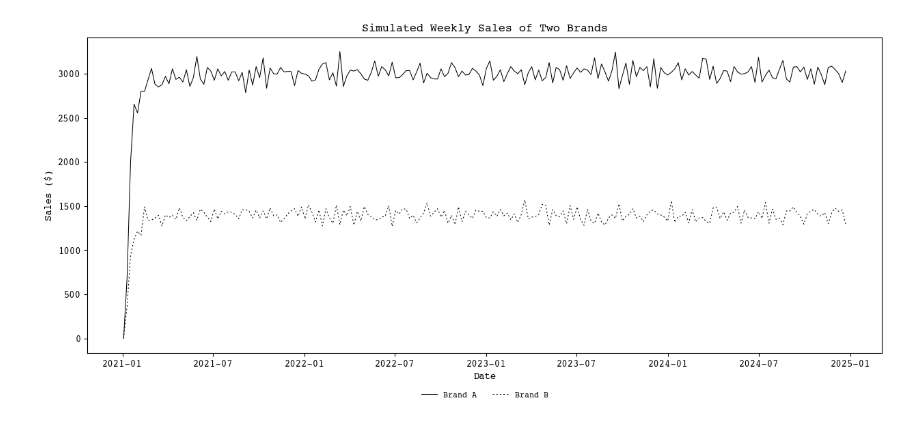
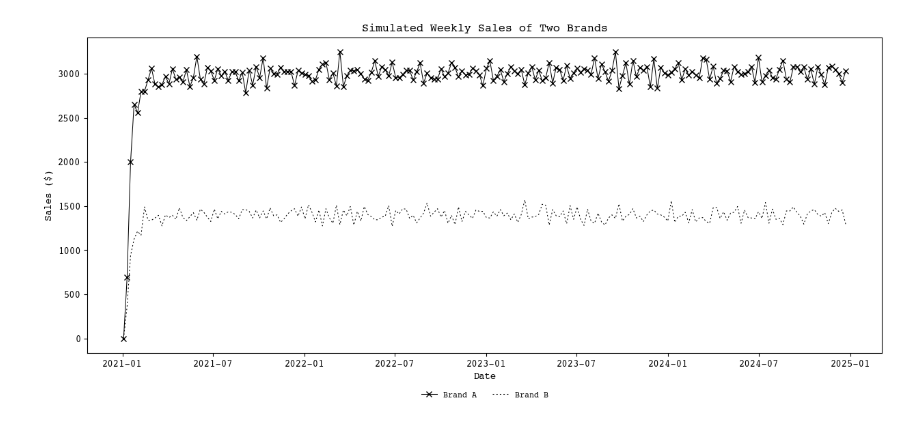
Before and after one commit to mcfitzgerald/consumer-abm, a Jupyter notebook: new_flow.ipynb, the cells around one changed output. Drawn from its saved outputs; the diff is of its cells as text; code cells hidden in the pictures.

```diff
--- a/new_flow.ipynb
+++ b/new_flow.ipynb
@@ -30,18 +30,18 @@ data_A = ppr.ensure_float_columns(data_A, exclude_columns=['Date','Step'])
 # %%
 # Create the plot
 plt.figure(figsize=(15,6))
 
-plt.plot(data_A['Date'], data_A['Total_Sales_A'], label='Brand A', color='black')
+plt.plot(data_A['Date'], data_A['Total_Sales_A'], label='Brand A', color='black', marker='x')
 plt.plot(data_A['Date'], data_A['Total_Sales_B'], label='Brand B', color='black', linestyle='--', dashes=[2,3])
 
 plt.title('Simulated Weekly Sales of Two Brands')
 plt.xlabel('Date')
 plt.ylabel('Sales ($)')
 plt.legend(loc='upper center', bbox_to_anchor=(0.5, -0.10), ncol=2, fontsize='small', frameon=False)
 
 #plt.savefig("NO_ADS_ONLY.png", dpi=200)
 plt.show()
 # %% [output]
-[figure, old version]
+[figure, new version]
 # %%
 data_A.to_pickle("DEMO_Nil.pkl")
```
